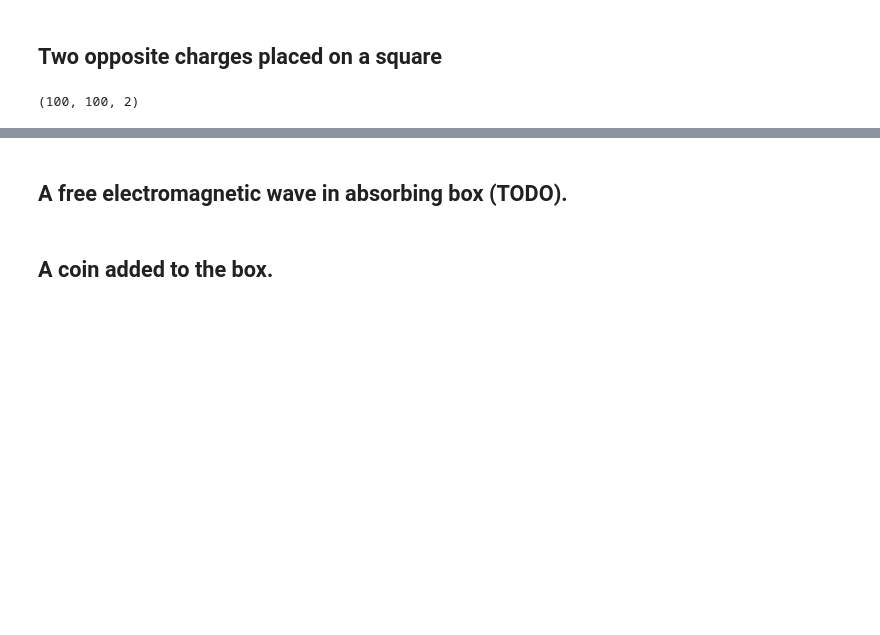
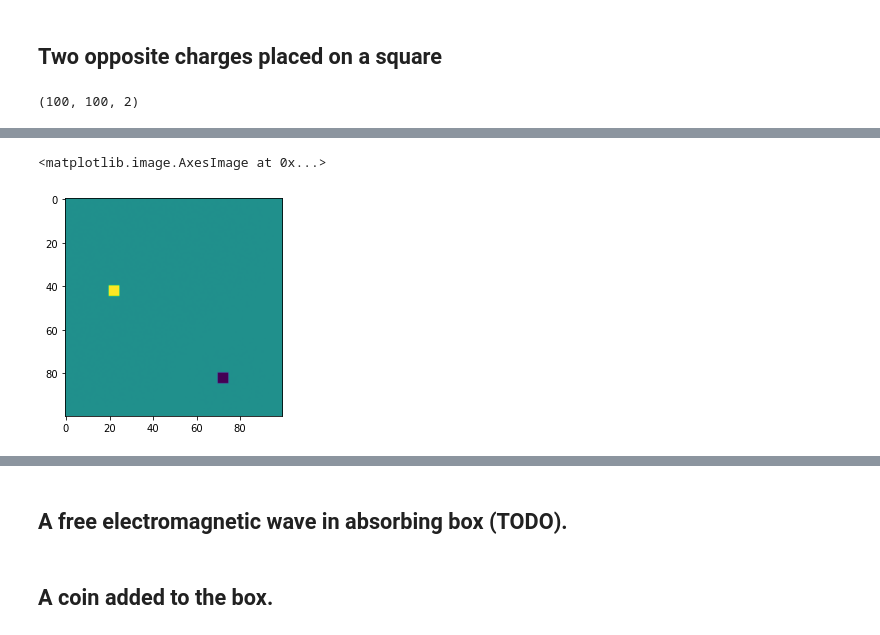
Before and after one commit to OliverSkocek/maxwell, a Jupyter notebook: notebooks/maxwell_2d_notebook.ipynb, the cells around one changed output, grey strips where cells are left out. Drawn from its saved outputs; the diff is of its cells as text; code cells hidden in the pictures; blank space fills up the shorter version.

```diff
--- a/notebooks/maxwell_2d_notebook.ipynb
+++ b/notebooks/maxwell_2d_notebook.ipynb
@@ -94,0 +93,5 @@ plt.imshow(r)
+# %%
+plt.imshow(rr/(mwell.mesh_size**2))
+# %% [output]
+<matplotlib.image.AxesImage at 0x...>
+[figure, added]
```
Also changed, not shown: parts of 19 cells of this notebook, 1 other file.
